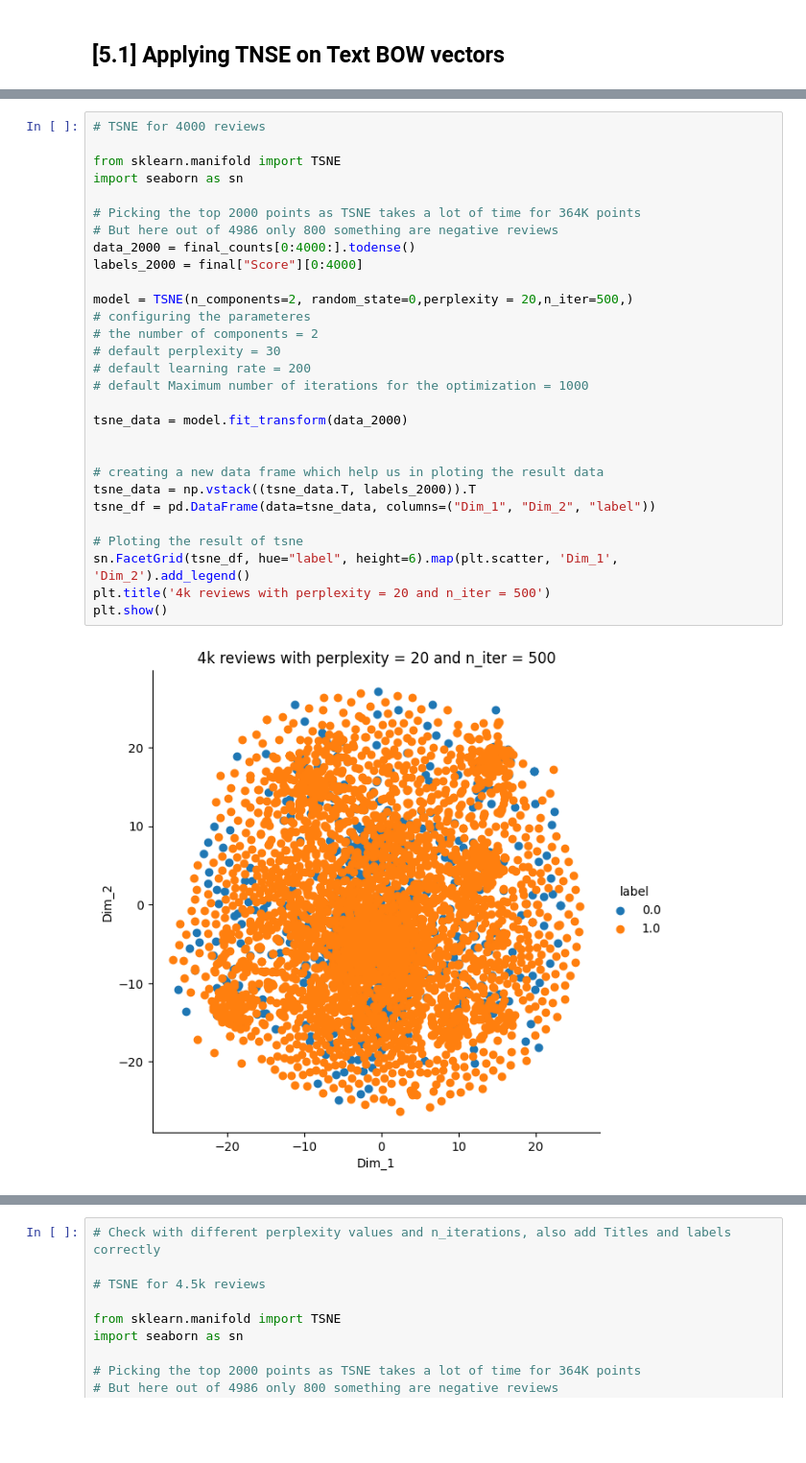
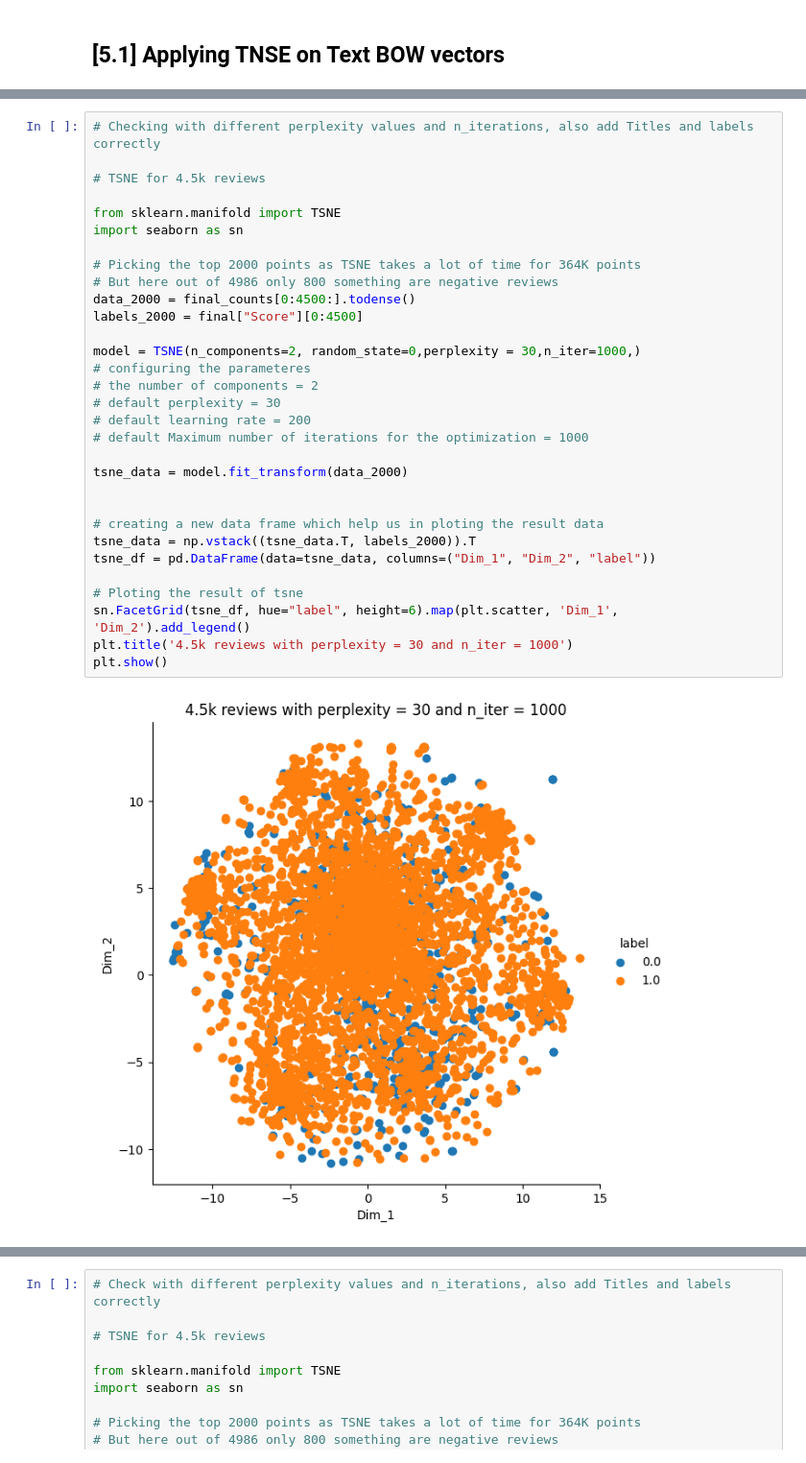
Before and after one commit to Sank02/data-science, a Jupyter notebook: Data Analysis/Amazon Fine Food Reviews - Sentiment Analysis - TSNE Visualization.ipynb, the cells around one changed output, grey strips where cells are left out. Shown at 96% size. Drawn from its saved outputs; the diff is of its cells as text; blank space fills up the shorter version.

```diff
--- a/Data Analysis/Amazon Fine Food Reviews - Sentiment Analysis - TSNE Visualization.ipynb
+++ b/Data Analysis/Amazon Fine Food Reviews - Sentiment Analysis - TSNE Visualization.ipynb
@@ -838,31 +696,33 @@ plt.show()
 # %%
-# TSNE for 4000 reviews
+# Checking with different perplexity values and n_iterations, also add Titles and labels correctly
+
+# TSNE for 4.5k reviews
 
 from sklearn.manifold import TSNE
 import seaborn as sn
 
 # Picking the top 2000 points as TSNE takes a lot of time for 364K points
 # But here out of 4986 only 800 something are negative reviews
-data_2000 = final_counts[0:4000:].todense()
-labels_2000 = final["Score"][0:4000]
+data_2000 = final_counts[0:4500:].todense()
+labels_2000 = final["Score"][0:4500]
 
-model = TSNE(n_components=2, random_state=0,perplexity = 20,n_iter=500,)
+model = TSNE(n_components=2, random_state=0,perplexity = 30,n_iter=1000,)
 # configuring the parameteres
 # the number of components = 2
 # default perplexity = 30
 # default learning rate = 200
 # default Maximum number of iterations for the optimization = 1000
 
 tsne_data = model.fit_transform(data_2000)
 
 
 # creating a new data frame which help us in ploting the result data
 tsne_data = np.vstack((tsne_data.T, labels_2000)).T
 tsne_df = pd.DataFrame(data=tsne_data, columns=("Dim_1", "Dim_2", "label"))
 
 # Ploting the result of tsne
 sn.FacetGrid(tsne_df, hue="label", height=6).map(plt.scatter, 'Dim_1', 'Dim_2').add_legend()
-plt.title('4k reviews with perplexity = 20 and n_iter = 500')
+plt.title('4.5k reviews with perplexity = 30 and n_iter = 1000')
 plt.show()
 # %% [output]
-[figure, old version]
+[figure, new version]
```
Also changed, not shown: parts of 60 cells of this notebook, 1 other file.
